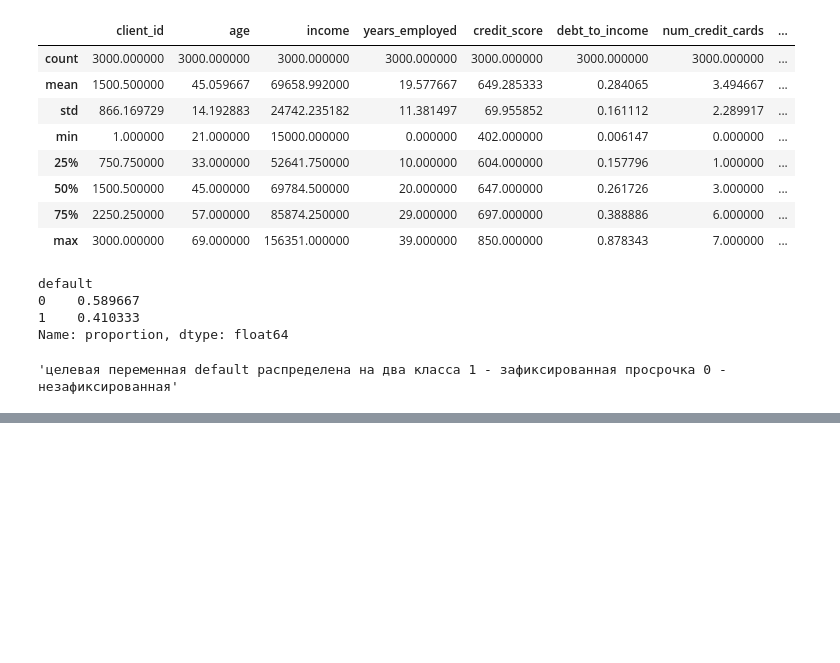
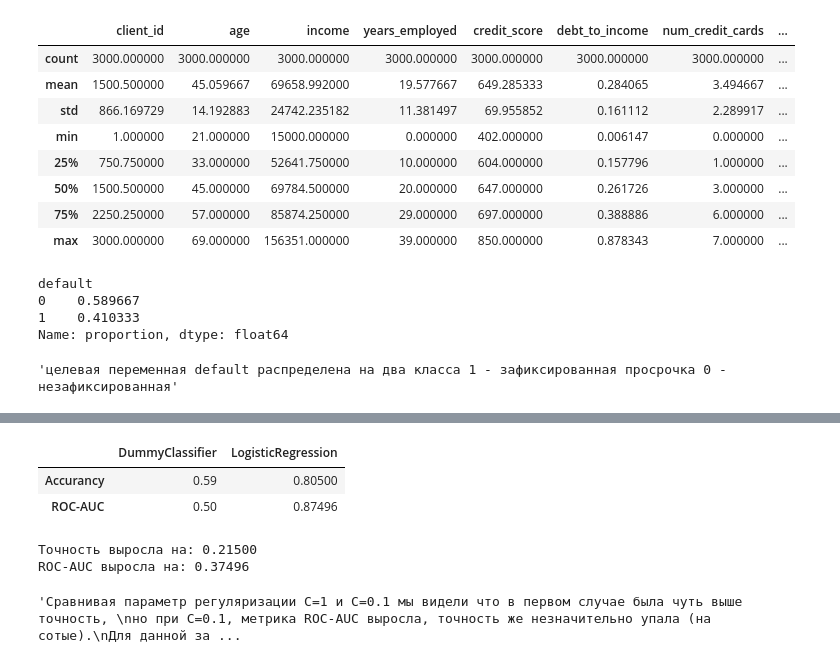
Before and after one commit to 12hennesy17/MLtask, a Jupyter notebook: homeworks/HW05/HW05.ipynb, the cells around one changed output, grey strips where cells are left out. Cells and saved outputs as stored; diff of their text form; code cells hidden in the pictures; blank space fills up the shorter version.

```diff
--- a/homeworks/HW05/HW05.ipynb
+++ b/homeworks/HW05/HW05.ipynb
@@ -346,0 +418,23 @@ ValueError: Number of classes, 2, does not match size of target_names, 3000. Try
+# %%
+comparison = pd.DataFrame({"DummyClassifier" : [accuracy_score(y_val, y_val_pred_baseline), roc_auc_score(y_val, y_val_proba_baseline)],
+                           "LogisticRegression" : [accuracy_score(y_test, y_test_pred) , roc_auc_score(y_test, y_test_proba)]}, index = ['Accurancy', 'ROC-AUC'])
+comparison
+# %% [output]
+|  | DummyClassifier | LogisticRegression |
+| Accurancy | 0.59 | 0.80500 |
+| ROC-AUC | 0.50 | 0.87496 |
+# %%
+"""как видно из датафрейма логистическа регрессия гораздо лучше
+по качеству бейзлайна тк у нее намного преводсовдит точность и ROC-AUC метрика, из-за того что логистическа
+регрессия анализирует данные, а не просто выбирает наибольее встречающееся"""
+print(f"Точность выросла на: {accuracy_score(y_test, y_test_pred) - accuracy_score(y_val, y_val_pred_baseline):.5f}")
+print(f"ROC-AUC выросла на: { roc_auc_score(y_test, y_test_proba) - roc_auc_score(y_val, y_val_proba_baseline):.5f}")
+"""Сравнивая параметр регуляризации C=1 и C=0.1 мы видели что в первом случае была чуть выше точность,
+но при C=0.1, метрика ROC-AUC выросла, точность же незначительно упала (на сотые)
+Для данной задачи логистическая регрессия является наиболее предпочтителной тк нам нужна бинарная классификация,
+где логистическая регрессия показывает себя наиболее предпочтительно
+"""
+# %% [output]
+Точность выросла на: 0.21500
+ROC-AUC выросла на: 0.37496
+'Сравнивая параметр регуляризации C=1 и C=0.1 мы видели что в первом случае была чуть выше точность, \nно при C=0.1, метрика ROC-AUC выросла, точность же незначительно упала (на сотые).\nДля данной за ...
```
Also changed, not shown: parts of 5 cells of this notebook.
